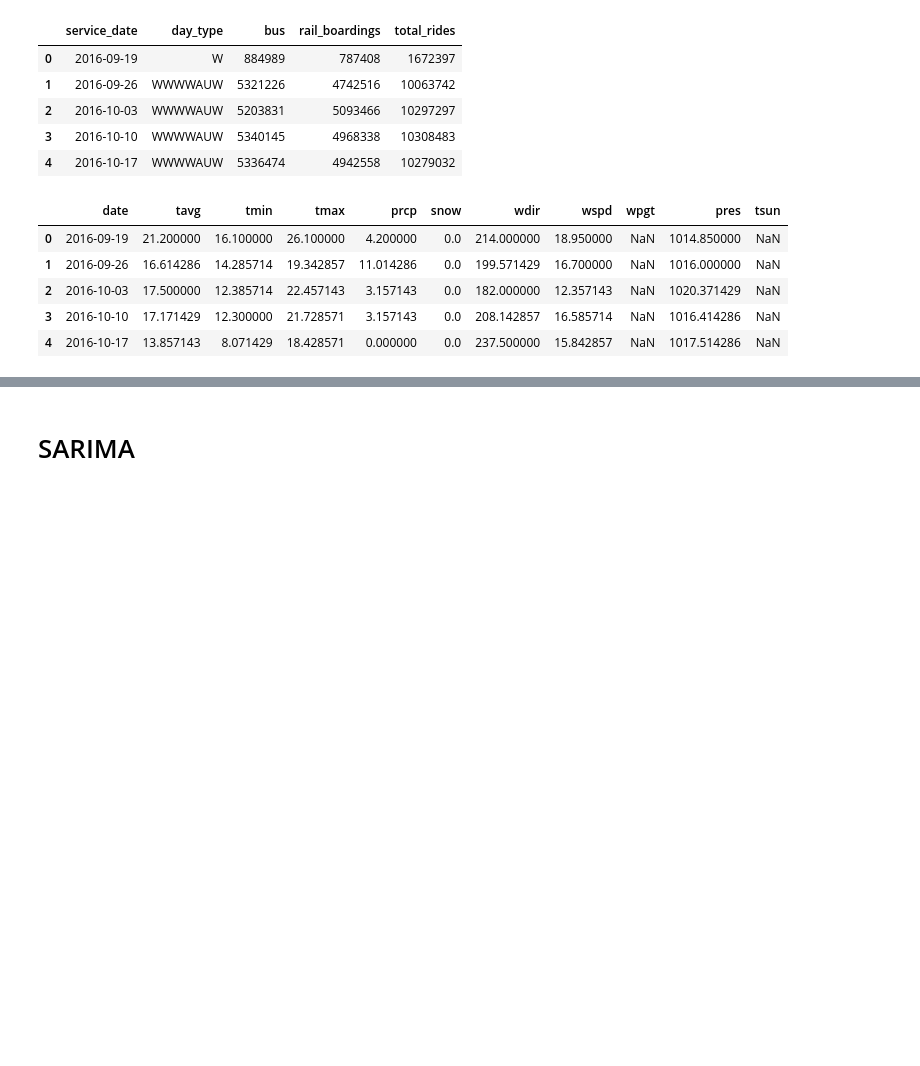
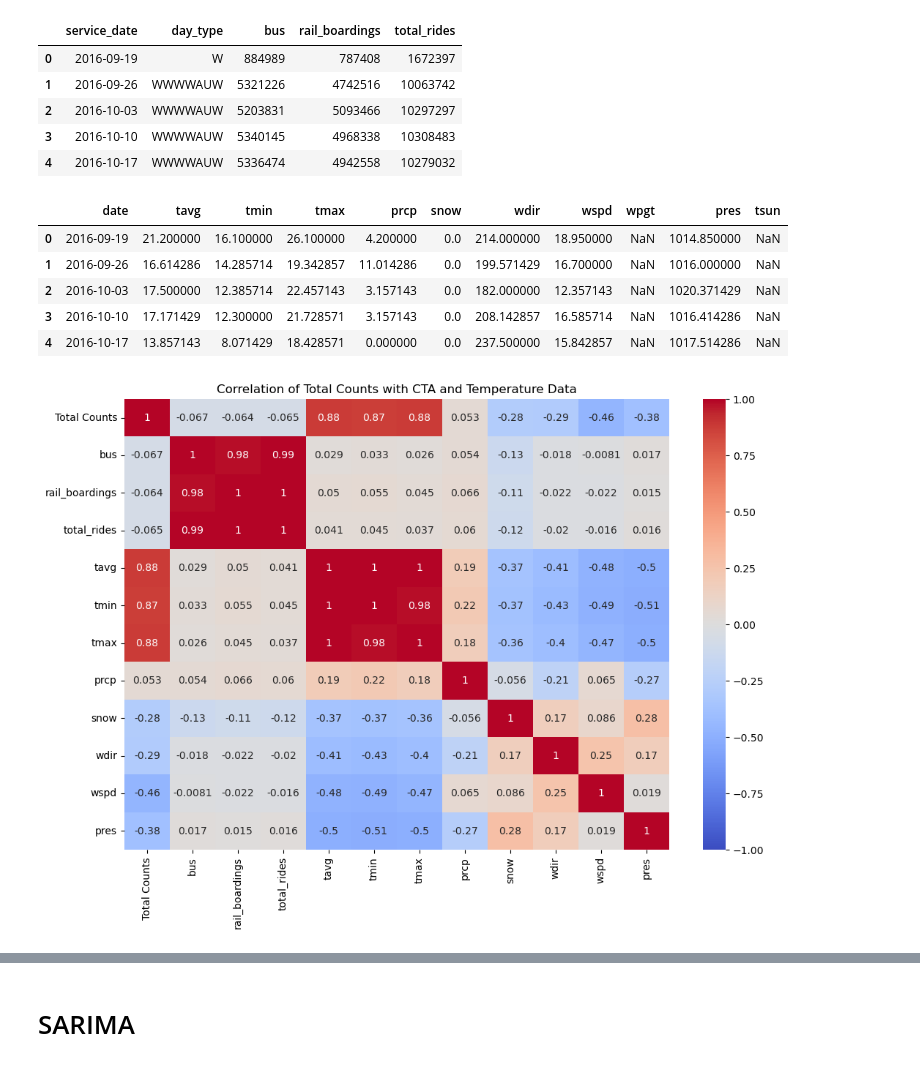
Before and after one commit to HuanlinDai/navarrofanclub, a Jupyter notebook: yy/yy_ts_ml.ipynb, the cells around one changed output, grey strips where cells are left out. Drawn from its saved outputs; the diff is of its cells as text; code cells hidden in the pictures; blank space fills up the shorter version.

```diff
--- a/yy/yy_ts_ml.ipynb
+++ b/yy/yy_ts_ml.ipynb
@@ -110,3 +110,18 @@ temp_df.head()
 | 2 | 2016-10-03 | 17.500000 | 12.385714 | 22.457143 | 3.157143 | 0.0 | 182.000000 | 12.357143 | NaN | 1020.371429 | NaN |
 | 3 | 2016-10-10 | 17.171429 | 12.300000 | 21.728571 | 3.157143 | 0.0 | 208.142857 | 16.585714 | NaN | 1016.414286 | NaN |
 | 4 | 2016-10-17 | 13.857143 | 8.071429 | 18.428571 | 0.000000 | 0.0 | 237.500000 | 15.842857 | NaN | 1017.514286 | NaN |
+# %%
+# Merge df with cta_df and temp_df
+merged_df = pd.merge(df, cta_df, left_on='Week', right_on='service_date', how='left')
+merged_df = pd.merge(merged_df, temp_df, left_on='Week', right_on='date', how='left')
+
+# Calculate correlation
+correlation = merged_df[['Total Counts', 'bus', 'rail_boardings', 'total_rides', 'tavg', 'tmin', 'tmax', 'prcp', 'snow', 'wdir', 'wspd', 'pres']].corr()
+
+# Plot correlation
+plt.figure(figsize=(12, 8))
+sns.heatmap(correlation, annot=True, cmap='coolwarm', vmin=-1, vmax=1)
+plt.title('Correlation of Total Counts with CTA and Temperature Data')
+plt.show()
+# %% [output]
+[figure, added]
```
Also changed, not shown: parts of 5 cells of this notebook.
